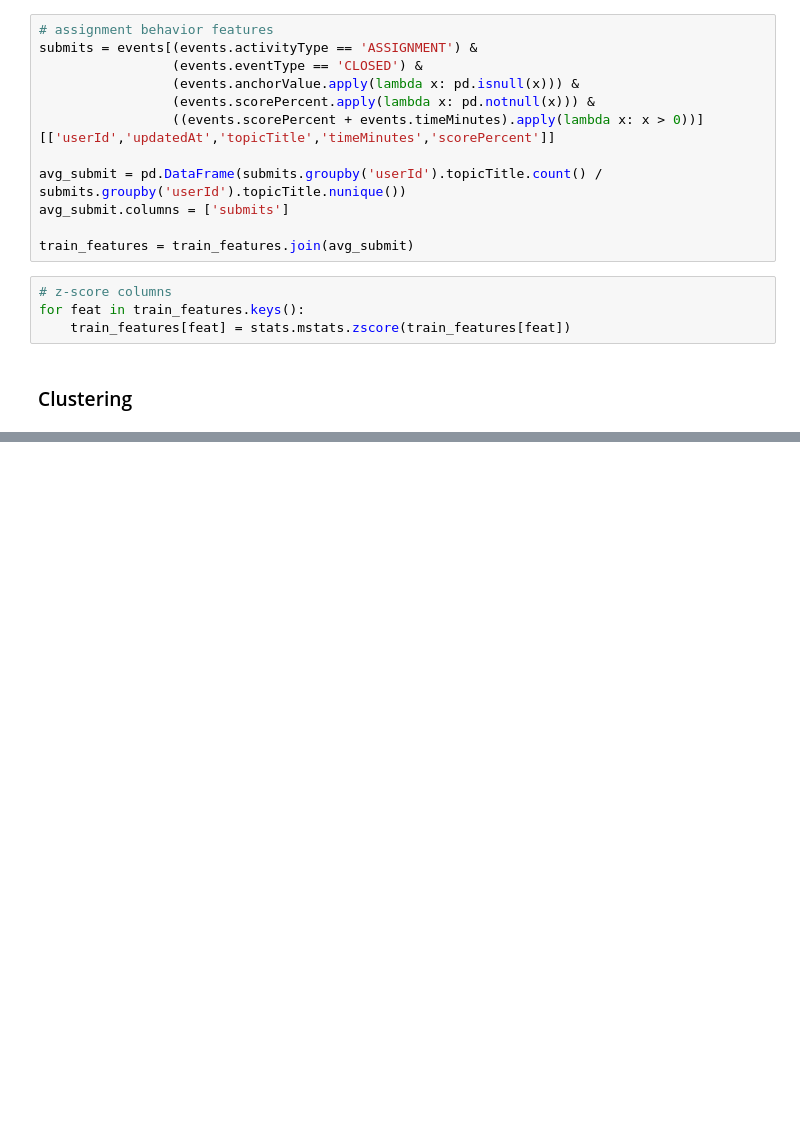
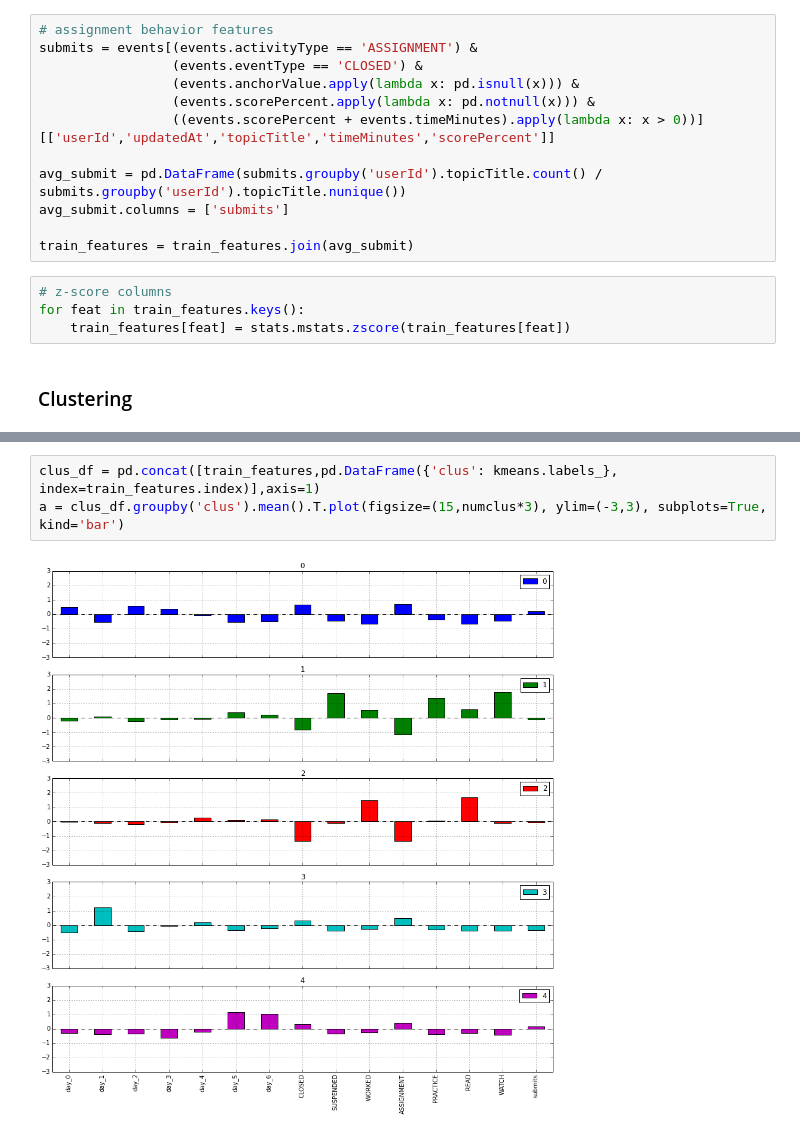
Before and after one commit to jasonost/info290final, a Jupyter notebook: JasonModels.ipynb, the cells around one changed output, grey strips where cells are left out. Saved outputs shown, nothing was run; the diff lists cells and outputs as text; blank space fills up the shorter version.

```diff
--- a/JasonModels.ipynb
+++ b/JasonModels.ipynb
@@ -209,0 +196,5 @@ clus_df.groupby('clus').mean().T
+# %%
+clus_df = pd.concat([train_features,pd.DataFrame({'clus': kmeans.labels_}, index=train_features.index)],axis=1)
+a = clus_df.groupby('clus').mean().T.plot(figsize=(15,numclus*3), ylim=(-3,3), subplots=True, kind='bar')
+# %% [output]
+[figure, added]
```
Also changed, not shown: parts of 8 cells of this notebook.
